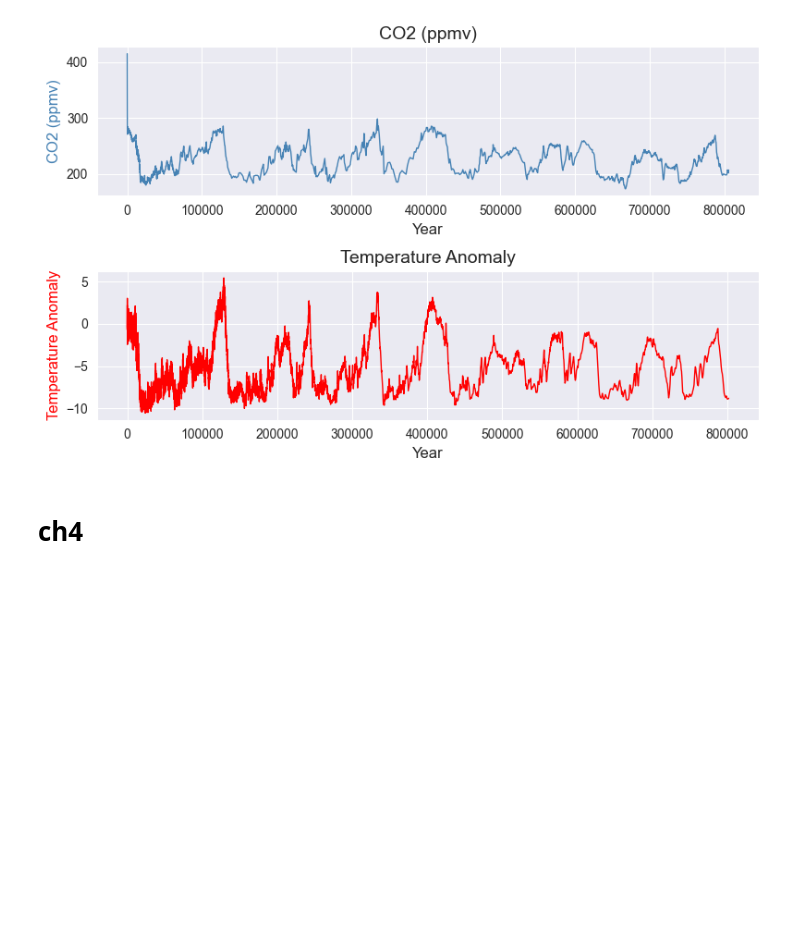
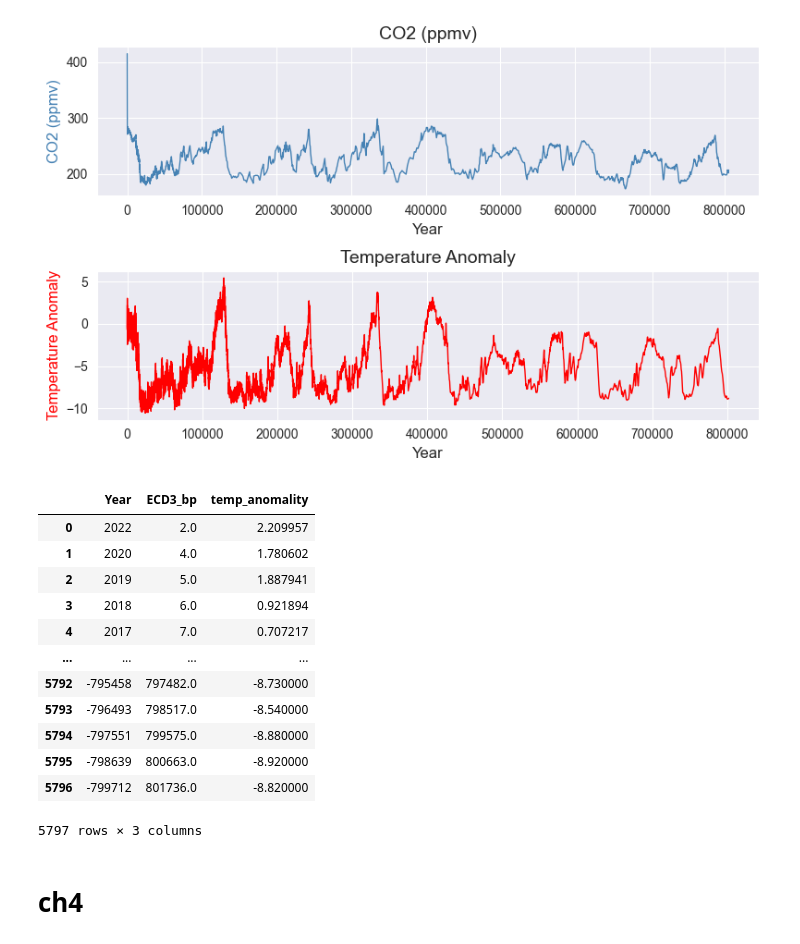
Before and after one commit to Cecilia8989/PfDA_Project2, a Jupyter notebook: pfda_project2.ipynb, the cells around one changed output. Drawn from its saved outputs; the diff is of its cells as text; code cells hidden in the pictures; blank space fills up the shorter version.

```diff
--- a/pfda_project2.ipynb
+++ b/pfda_project2.ipynb
@@ -868,6 +868,22 @@ fig.tight_layout()
 plt.show()
 # %% [output]
 [figure]
+# %%
+temp_anomality_df
+# %% [output]
+|  | Year | ECD3_bp | temp_anomality |
+| 0 | 2022 | 2.0 | 2.209957 |
+| 1 | 2020 | 4.0 | 1.780602 |
+| 2 | 2019 | 5.0 | 1.887941 |
+| 3 | 2018 | 6.0 | 0.921894 |
+| 4 | 2017 | 7.0 | 0.707217 |
+| ... | ... | ... | ... |
+| 5792 | -795458 | 797482.0 | -8.730000 |
+| 5793 | -796493 | 798517.0 | -8.540000 |
+| 5794 | -797551 | 799575.0 | -8.880000 |
+| 5795 | -798639 | 800663.0 | -8.920000 |
+| 5796 | -799712 | 801736.0 | -8.820000 |
+5797 rows × 3 columns
 # %% [markdown]
 # ch4
 # %% [markdown]
```
Also changed, not shown: parts of 8 cells of this notebook.
